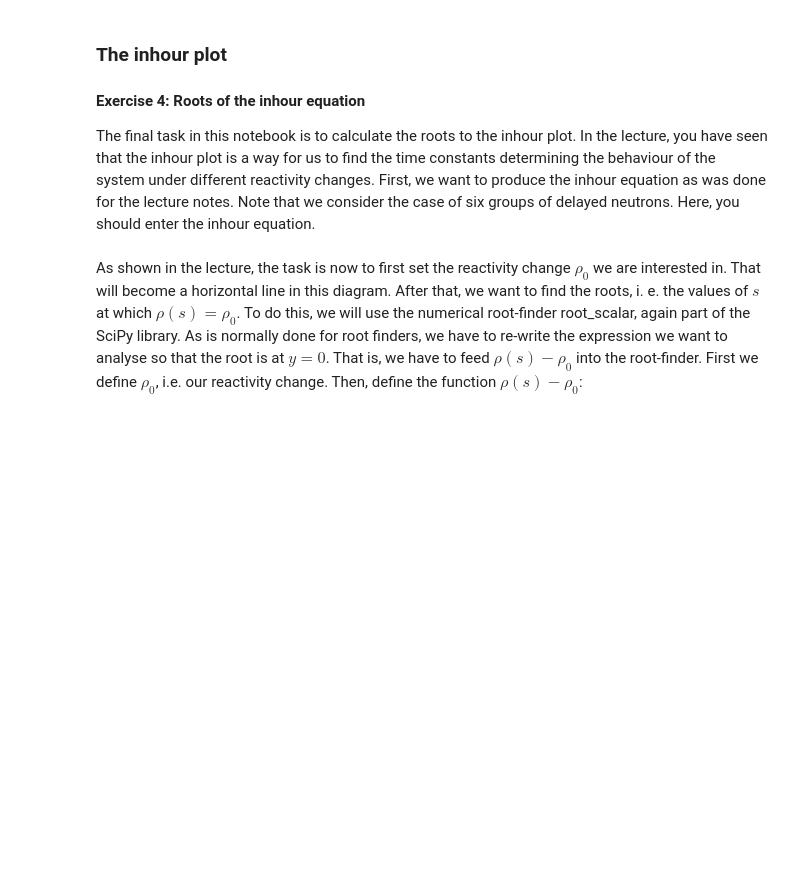
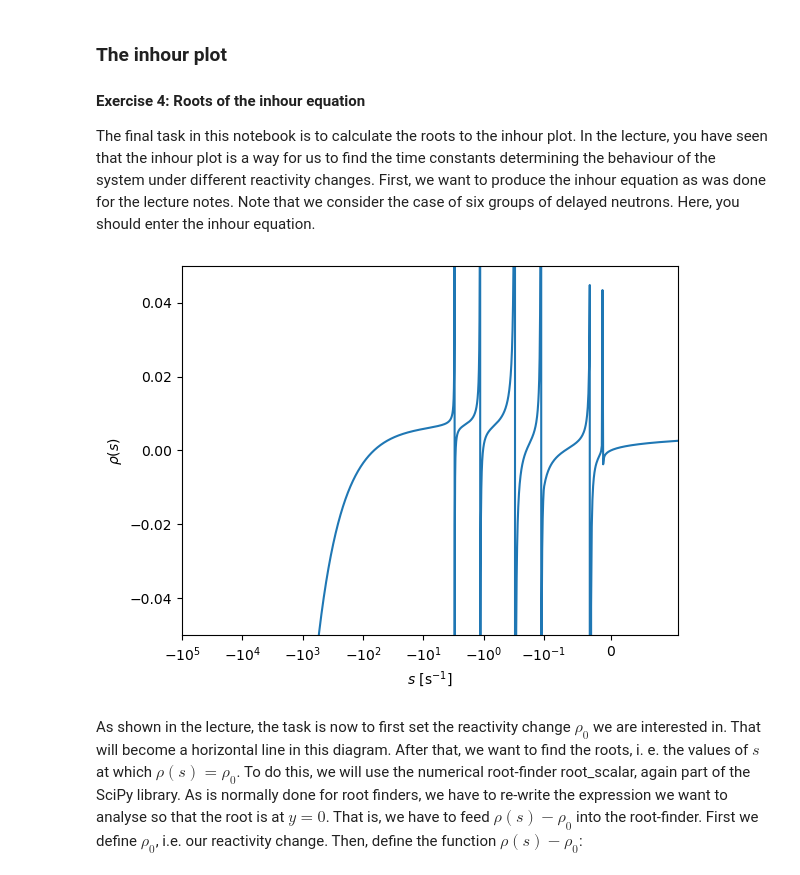
Before and after one commit to sewerininc/poetry_envs, a Jupyter notebook: reaktorfysik/RFP/Datalabs/Datalab08/8-Reactor_kinetics.ipynb, the cells around one changed output. Saved outputs shown, nothing was run; the diff lists cells and outputs as text; code cells hidden in the pictures; blank space fills up the shorter version.

```diff
--- a/reaktorfysik/RFP/Datalabs/Datalab08/8-Reactor_kinetics.ipynb
+++ b/reaktorfysik/RFP/Datalabs/Datalab08/8-Reactor_kinetics.ipynb
@@ -478,30 +494,40 @@ Finally, you should try to think about how the results would change if you consi
 The final task in this notebook is to calculate the roots to the inhour plot. In the lecture, you have seen that the inhour plot is a way for us to find the time constants determining the behaviour of the system under different reactivity changes. First, we want to produce the inhour equation as was done for the lecture notes. Note that we consider the case of six groups of delayed neutrons. Here, you should enter the inhour equation.
 # %%
 def six_group_inhour(s, l, beta, lambda_six_gr):
-    ## Enter your code for calculating the six-group inhour equation, as discussed in the lecture. This function should return rho(s).
+    ## Enter your code for calculating the six-group inhour equation,
+    ## as discussed in the lecture. This function should return rho(s).
 
     ## Enter your code here:
 
+    sl = s * l
 
-    return ### the function should return rho(s)
+    add_sum = sum([s * betas / (s + lambdas) for betas, lambdas in zip(beta, lambda_six_gr)])
+
+    rho = sl / (sl + 1) + 1 / (1 + sl) * add_sum
+
+    return rho
+
+### the function should return rho(s)
 
 s = np.linspace(-10000, 10000, 20000000)     ## define the s space
 
 l = 1e-4      ## prompt neutron lifetime
 
 
 
 inhour_plot = six_group_inhour(s, l, beta_six_gr, lambda_six_gr)
 
 
 plt.plot(s, inhour_plot)
 
 plt.ylim(-0.05, 0.05)
-plt.xlim(-100, 0.1)
+plt.xlim(-10000, 0.1)
 plt.xscale('symlog', linthresh=0.1)
-
 plt.xlabel('$s$ [s$^{-1}$]')
 plt.ylabel(r'$\rho(s)$')
+plt.show()
+# %% [output]
+[figure, added]
 # %% [markdown]
 As shown in the lecture, the task is now to first set the reactivity change $\rho_0$ we are interested in. That will become a horizontal line in this diagram. After that, we want to find the roots, i. e. the values of $s$ at which $\rho(s) = \rho_0$. To do this, we will use the numerical root-finder root_scalar, again part of the SciPy library. As is normally done for root finders, we have to re-write the expression we want to analyse so that the root is at $y = 0$. That is, we have to feed $\rho(s) - \rho_0$ into the root-finder. First we define $\rho_0$, i.e. our reactivity change. Then, define the function $\rho(s) - \rho_0$:
 # %%
```
Also changed, not shown: parts of 17 cells of this notebook.
